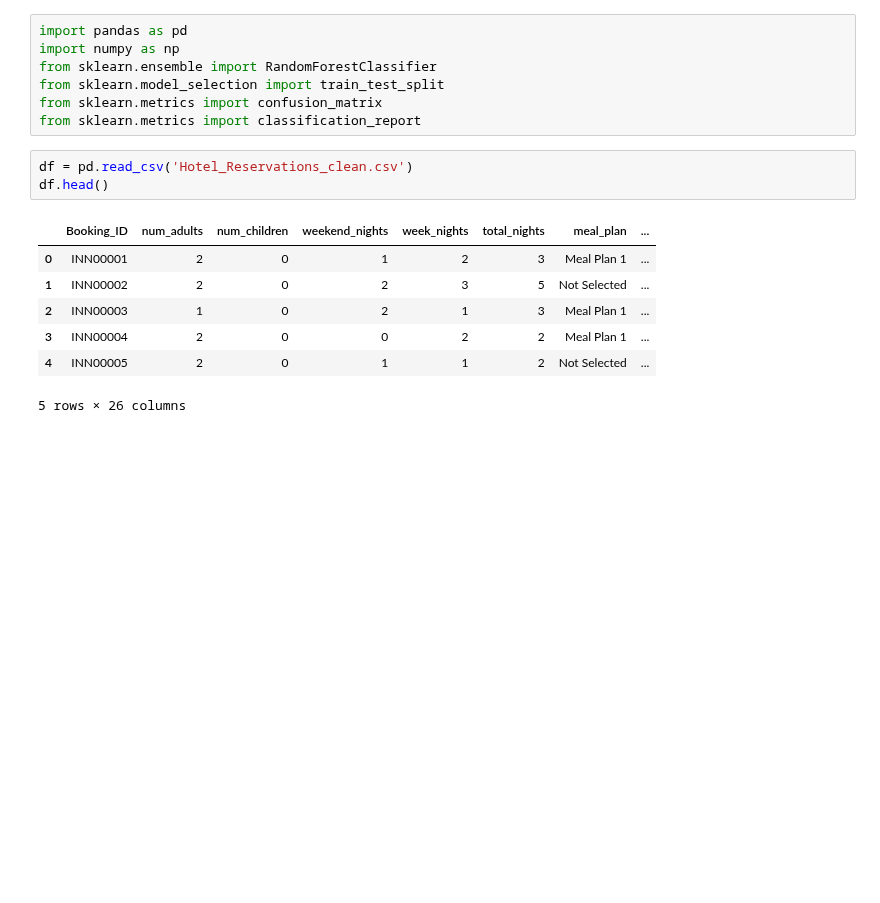
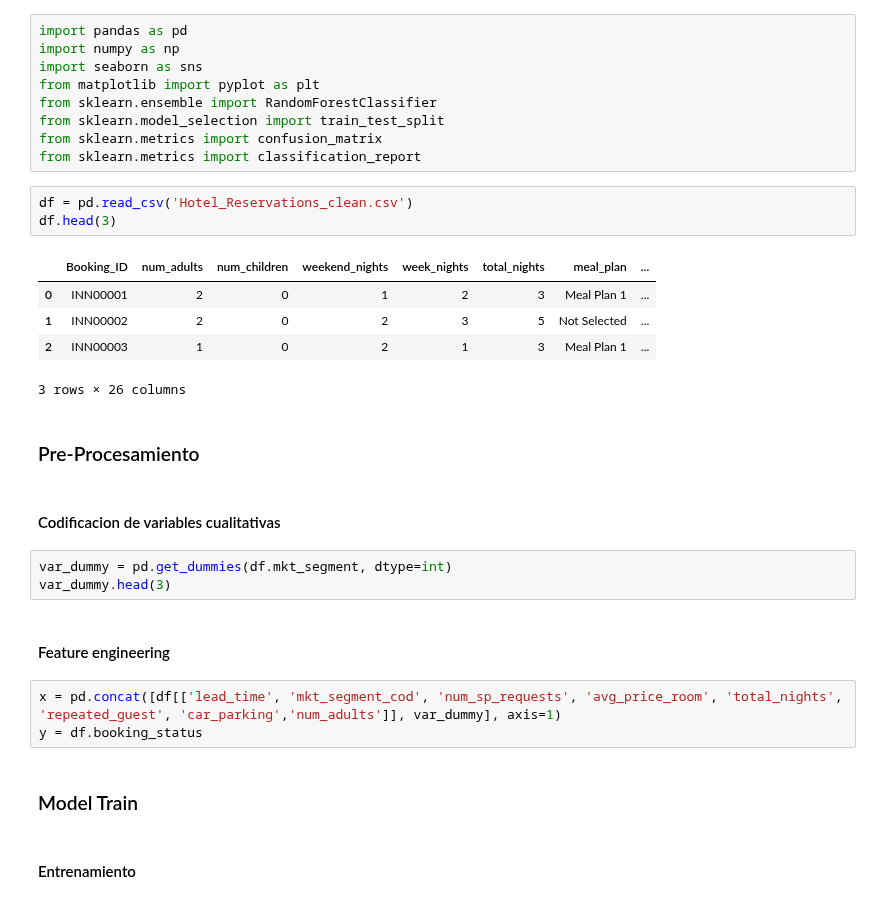
Before and after one commit to arielRas/CoderHouseDataScience-ProyectoFinal, a Jupyter notebook: Model.ipynb, the cells around one changed output. Cells and saved outputs as stored; diff of their text form; blank space fills up the shorter version.

```diff
--- a/Model.ipynb
+++ b/Model.ipynb
@@ -1,18 +1,34 @@
 # %%
 import pandas as pd
 import numpy as np
+import seaborn as sns
+from matplotlib import pyplot as plt
 from sklearn.ensemble import RandomForestClassifier
 from sklearn.model_selection import train_test_split
 from sklearn.metrics import confusion_matrix
 from sklearn.metrics import classification_report
 # %%
 df = pd.read_csv('Hotel_Reservations_clean.csv')
-df.head()
+df.head(3)
 # %% [output]
 |  | Booking_ID | num_adults | num_children | weekend_nights | week_nights | total_nights | meal_plan | ... |
 | 0 | INN00001 | 2 | 0 | 1 | 2 | 3 | Meal Plan 1 | ... |
 | 1 | INN00002 | 2 | 0 | 2 | 3 | 5 | Not Selected | ... |
 | 2 | INN00003 | 1 | 0 | 2 | 1 | 3 | Meal Plan 1 | ... |
-| 3 | INN00004 | 2 | 0 | 0 | 2 | 2 | Meal Plan 1 | ... |
-| 4 | INN00005 | 2 | 0 | 1 | 1 | 2 | Not Selected | ... |
-5 rows × 26 columns
+3 rows × 26 columns
+# %% [markdown]
+### Pre-Procesamiento
+# %% [markdown]
+#### Codificacion de variables cualitativas
+# %%
+var_dummy = pd.get_dummies(df.mkt_segment, dtype=int)
+var_dummy.head(3)
+# %% [markdown]
+#### Feature engineering
+# %%
+x = pd.concat([df[['lead_time', 'mkt_segment_cod', 'num_sp_requests', 'avg_price_room', 'total_nights', 'repeated_guest', 'car_parking','num_adults']], var_dummy], axis=1)
+y = df.booking_status
+# %% [markdown]
+### Model Train
+# %% [markdown]
+#### Entrenamiento
```
Also changed, not shown: parts of 4 cells of this notebook.
